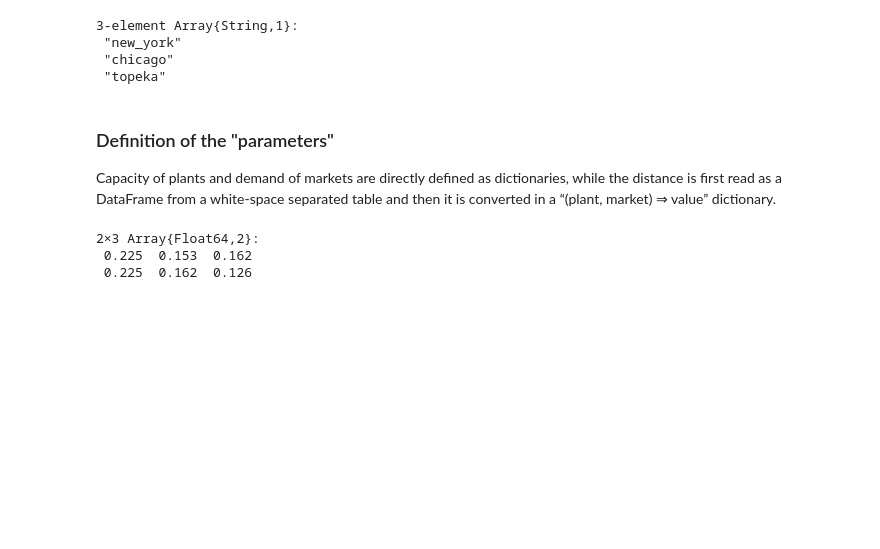
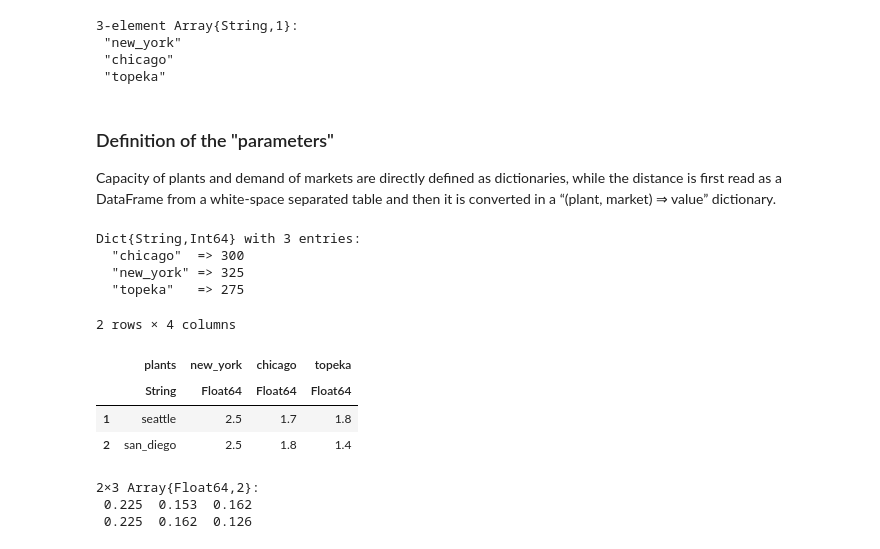
Before and after one commit to sylvaticus/juliatutorial, a Jupyter notebook: assets/JuMP.ipynb, the cells around one changed output. Drawn from its saved outputs; the diff is of its cells as text; code cells hidden in the pictures; blank space fills up the shorter version.

```diff
--- a/assets/JuMP.ipynb
+++ b/assets/JuMP.ipynb
@@ -44,4 +43,45 @@ markets = ["new_york","chicago","topeka"]  # markets
 ### Definition of the "parameters"
 
 Capacity of plants and demand of markets are directly defined as dictionaries, while the distance is first read as a DataFrame from a white-space separated table and then it is converted in a “(plant, market) ⇒ value” dictionary.
+# %%
+# Define parameters #
+#   Parameters
+#       a(i)  capacity of plant i in cases
+#         /    seattle     350
+#              san-diego   600  /
+a = Dict(              # capacity of plant i in cases
+  "seattle"   => 350,
+  "san_diego" => 600,
+)
+
+#       b(j)  demand at market j in cases
+#         /    new-york    325
+#              chicago     300
+#              topeka      275  / ;
+b = Dict(              # demand at market j in cases
+  "new_york"  => 325,
+  "chicago"   => 300,
+  "topeka"    => 275,
+)
+# %% [output]
+Dict{String,Int64} with 3 entries:
+  "chicago"  => 300
+  "new_york" => 325
+  "topeka"   => 275
+# %%
+# Table d(i,j)  distance in thousands of miles
+#                    new-york       chicago      topeka
+#      seattle          2.5           1.7          1.8
+#      san-diego        2.5           1.8          1.4  ;
+d_table = CSV.read(IOBuffer("""
+plants    new_york chicago topeka
+seattle   2.5      1.7     1.8
+san_diego 2.5      1.8     1.4
+"""), delim=" ", ignorerepeated=true, copycols=true)
+# %% [output]
+2 rows × 4 columns
+|  | plants | new_york | chicago | topeka |
+|  | String | Float64 | Float64 | Float64 |
+| 1 | seattle | 2.5 | 1.7 | 1.8 |
+| 2 | san_diego | 2.5 | 1.8 | 1.4 |
 # %%
```
Also changed, not shown: parts of 10 cells of this notebook, 18 other files.
